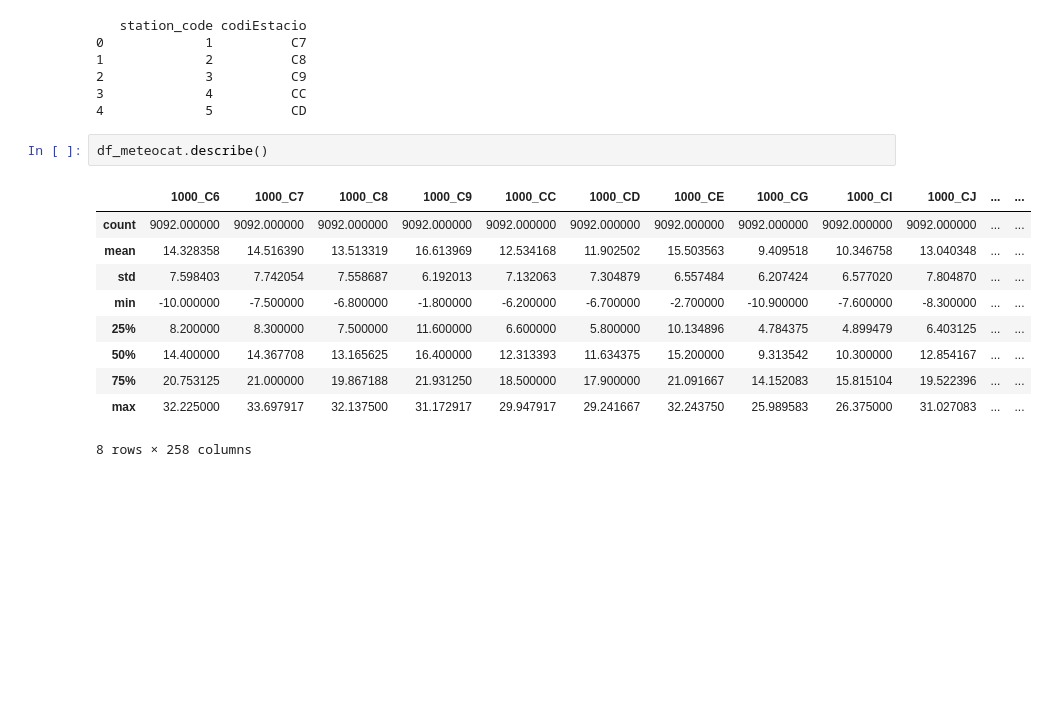
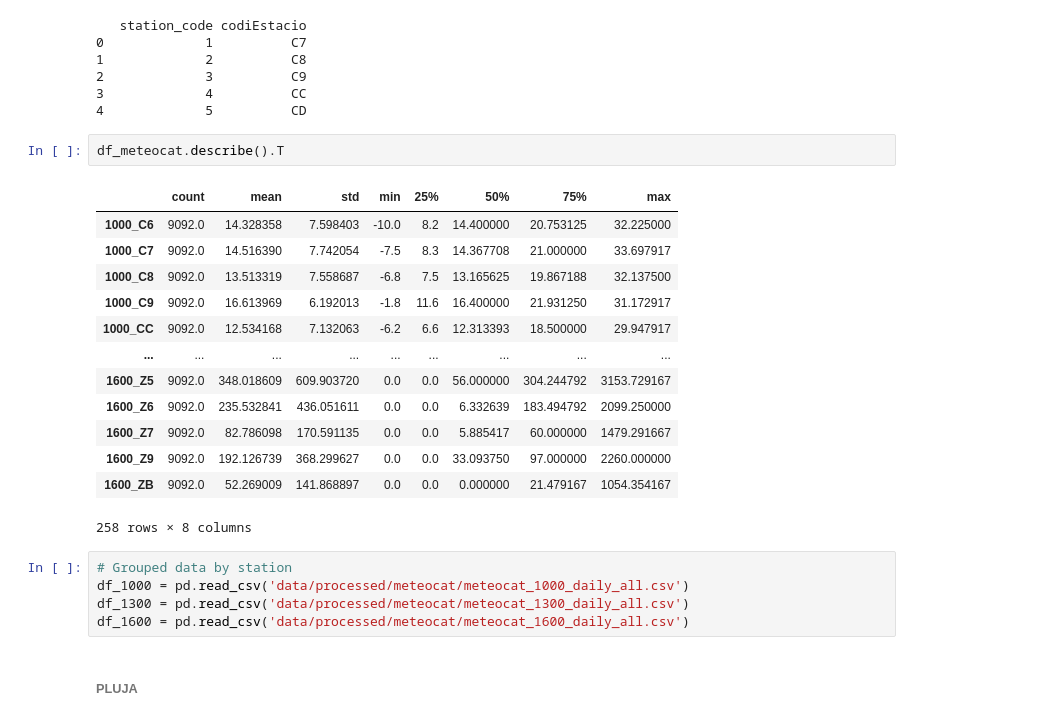
Before and after one commit to arnausanz/arnausanz.github.io, a Jupyter notebook: EDA.ipynb, the cells around one changed output. Drawn from its saved outputs; the diff is of its cells as text; blank space fills up the shorter version.

```diff
--- a/EDA.ipynb
+++ b/EDA.ipynb
@@ -96,15 +151,25 @@ print(df_stations.head())
 3             4          CC
 4             5          CD
 # %%
-df_meteocat.describe()
+df_meteocat.describe().T
 # %% [output]
-|  | 1000_C6 | 1000_C7 | 1000_C8 | 1000_C9 | 1000_CC | 1000_CD | 1000_CE | 1000_CG | 1000_CI | 1000_CJ | ... | ... |
-| count | 9092.000000 | 9092.000000 | 9092.000000 | 9092.000000 | 9092.000000 | 9092.000000 | 9092.000000 | 9092.000000 | 9092.000000 | 9092.000000 | ... | ... |
-| mean | 14.328358 | 14.516390 | 13.513319 | 16.613969 | 12.534168 | 11.902502 | 15.503563 | 9.409518 | 10.346758 | 13.040348 | ... | ... |
-| std | 7.598403 | 7.742054 | 7.558687 | 6.192013 | 7.132063 | 7.304879 | 6.557484 | 6.207424 | 6.577020 | 7.804870 | ... | ... |
-| min | -10.000000 | -7.500000 | -6.800000 | -1.800000 | -6.200000 | -6.700000 | -2.700000 | -10.900000 | -7.600000 | -8.300000 | ... | ... |
-| 25% | 8.200000 | 8.300000 | 7.500000 | 11.600000 | 6.600000 | 5.800000 | 10.134896 | 4.784375 | 4.899479 | 6.403125 | ... | ... |
-| 50% | 14.400000 | 14.367708 | 13.165625 | 16.400000 | 12.313393 | 11.634375 | 15.200000 | 9.313542 | 10.300000 | 12.854167 | ... | ... |
-| 75% | 20.753125 | 21.000000 | 19.867188 | 21.931250 | 18.500000 | 17.900000 | 21.091667 | 14.152083 | 15.815104 | 19.522396 | ... | ... |
-| max | 32.225000 | 33.697917 | 32.137500 | 31.172917 | 29.947917 | 29.241667 | 32.243750 | 25.989583 | 26.375000 | 31.027083 | ... | ... |
+|  | count | mean | std | min | 25% | 50% | 75% | max |
+| 1000_C6 | 9092.0 | 14.328358 | 7.598403 | -10.0 | 8.2 | 14.400000 | 20.753125 | 32.225000 |
+| 1000_C7 | 9092.0 | 14.516390 | 7.742054 | -7.5 | 8.3 | 14.367708 | 21.000000 | 33.697917 |
+| 1000_C8 | 9092.0 | 13.513319 | 7.558687 | -6.8 | 7.5 | 13.165625 | 19.867188 | 32.137500 |
+| 1000_C9 | 9092.0 | 16.613969 | 6.192013 | -1.8 | 11.6 | 16.400000 | 21.931250 | 31.172917 |
+| 1000_CC | 9092.0 | 12.534168 | 7.132063 | -6.2 | 6.6 | 12.313393 | 18.500000 | 29.947917 |
+| ... | ... | ... | ... | ... | ... | ... | ... | ... |
+| 1600_Z5 | 9092.0 | 348.018609 | 609.903720 | 0.0 | 0.0 | 56.000000 | 304.244792 | 3153.729167 |
+| 1600_Z6 | 9092.0 | 235.532841 | 436.051611 | 0.0 | 0.0 | 6.332639 | 183.494792 | 2099.250000 |
+| 1600_Z7 | 9092.0 | 82.786098 | 170.591135 | 0.0 | 0.0 | 5.885417 | 60.000000 | 1479.291667 |
+| 1600_Z9 | 9092.0 | 192.126739 | 368.299627 | 0.0 | 0.0 | 33.093750 | 97.000000 | 2260.000000 |
+| 1600_ZB | 9092.0 | 52.269009 | 141.868897 | 0.0 | 0.0 | 0.000000 | 21.479167 | 1054.354167 |
-8 rows × 258 columns
+258 rows × 8 columns
+# %%
+# Grouped data by station
+df_1000 = pd.read_csv('data/processed/meteocat/meteocat_1000_daily_all.csv')
+df_1300 = pd.read_csv('data/processed/meteocat/meteocat_1300_daily_all.csv')
+df_1600 = pd.read_csv('data/processed/meteocat/meteocat_1600_daily_all.csv')
+# %% [markdown]
+###### PLUJA
```
Also changed, not shown: parts of 19 cells of this notebook, 4 other files.
